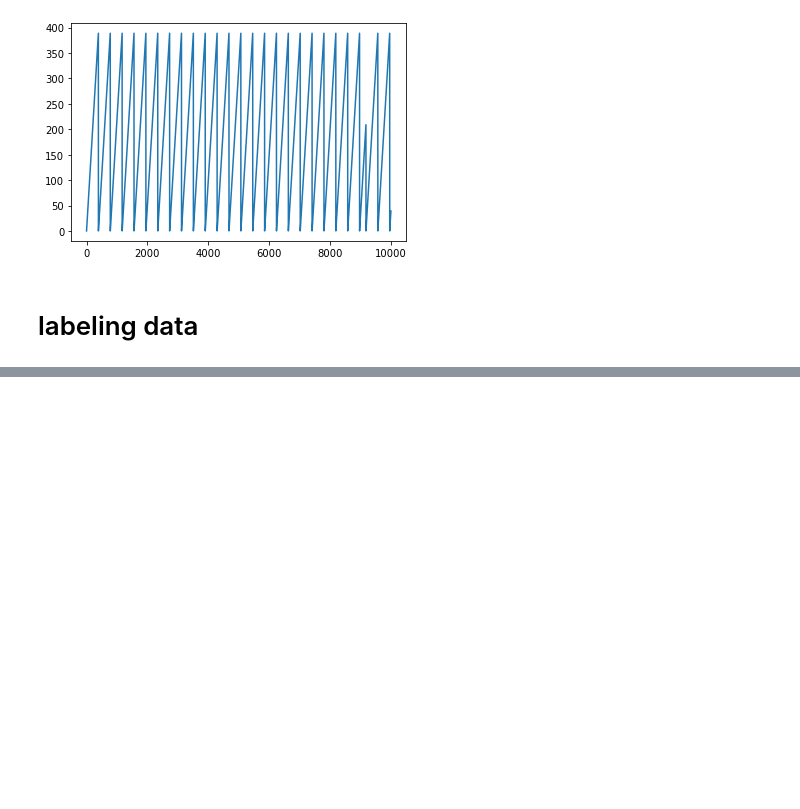
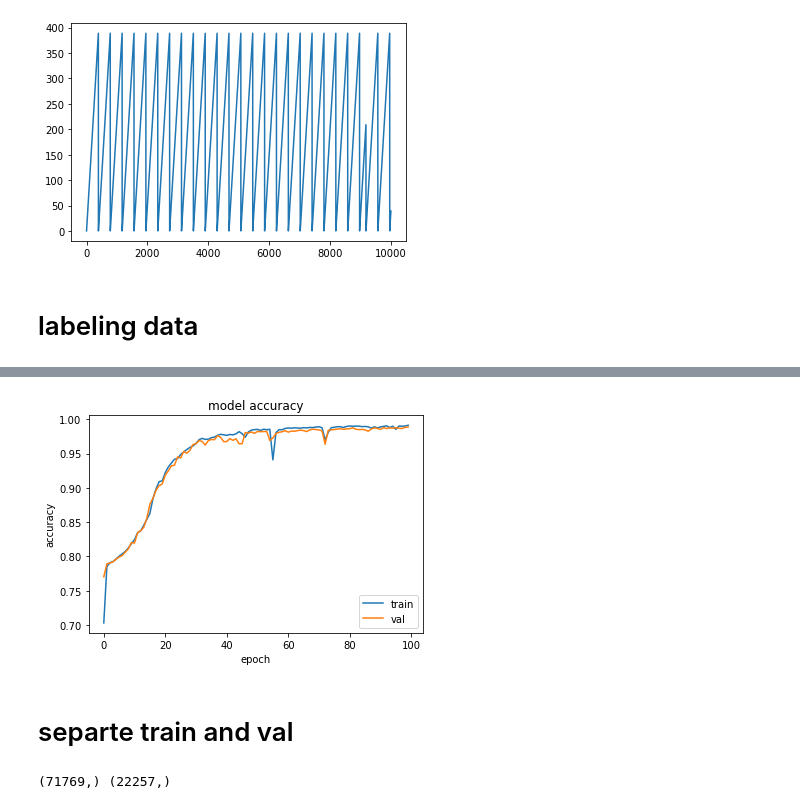
Before and after one commit to ghjgghj/whateveriwant, a Jupyter notebook: wmt_test_v1.ipynb, the cells around one changed output, grey strips where cells are left out. Saved outputs shown, nothing was run; the diff lists cells and outputs as text; code cells hidden in the pictures; blank space fills up the shorter version.

```diff
--- a/wmt_test_v1.ipynb
+++ b/wmt_test_v1.ipynb
@@ -137,0 +272,24 @@ plt.legend()
+# %%
+# summarize history for accuracy
+plt.plot(history.history['accuracy'])
+plt.plot(history.history['val_accuracy'])
+plt.title('model accuracy')
+plt.ylabel('accuracy')
+plt.xlabel('epoch')
+plt.legend(['train', 'val'], loc='lower right')
+plt.show()
+# %% [output]
+[figure, added]
+# %% [markdown]
+# separte train and val
+# %%
+example_idxes = np.arange(n_example)
+split_at_idx = n_data*3//4
+train_idxes = example_idxes[0:split_at_idx-input_size]
+val_idxes = example_idxes[split_at_idx:]
+
+np.random.shuffle(train_idxes)
+np.random.shuffle(val_idxes)
+print(train_idxes.shape, val_idxes.shape)
+# %% [output]
+(71769,) (22257,)
```
Also changed, not shown: parts of 35 cells of this notebook, 1 other file.
